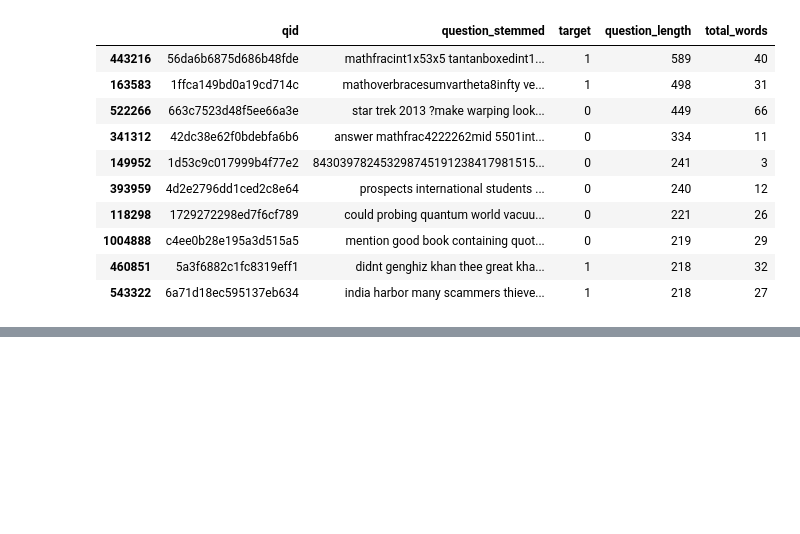
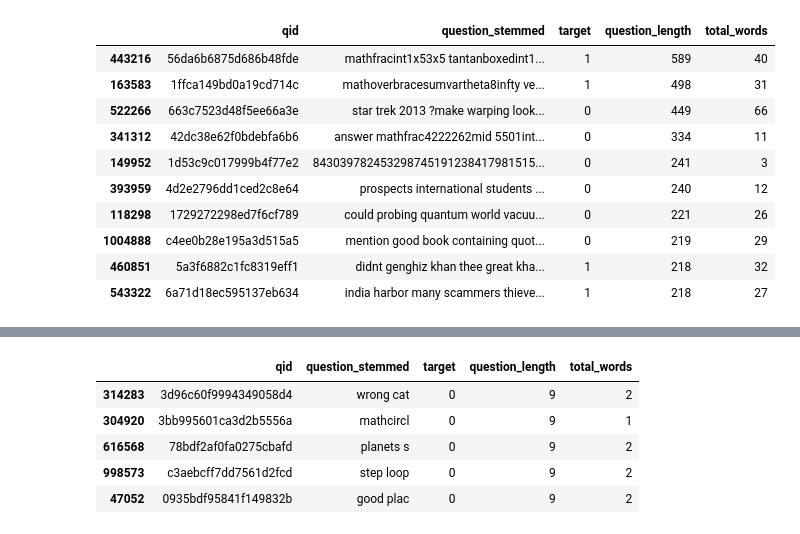
Before and after one commit to shalin4788/Springboard-Do-not-refer-, a Jupyter notebook: Capstone Two/Quora Insincere Capstone Data Wrangling.ipynb, the cells around one changed output, grey strips where cells are left out. Cells and saved outputs as stored; diff of their text form; code cells hidden in the pictures; blank space fills up the shorter version.

```diff
--- a/Capstone Two/Quora Insincere Capstone Data Wrangling.ipynb
+++ b/Capstone Two/Quora Insincere Capstone Data Wrangling.ipynb
@@ -407,0 +487,10 @@ quora_df.head(10)
+# %%
+char_len_9 = quora_df[quora_df['question_length'] == 9]
+char_len_9.tail(5)
+# %% [output]
+|  | qid | question_stemmed | target | question_length | total_words |
+| 314283 | 3d96c60f9994349058d4 | wrong cat | 0 | 9 | 2 |
+| 304920 | 3bb995601ca3d2b5556a | mathcircl | 0 | 9 | 1 |
+| 616568 | 78bdf2af0fa0275cbafd | planets s | 0 | 9 | 2 |
+| 998573 | c3aebcff7dd7561d2fcd | step loop | 0 | 9 | 2 |
+| 47052 | 0935bdf95841f149832b | good plac | 0 | 9 | 2 |
```
Also changed, not shown: parts of 16 cells of this notebook.
